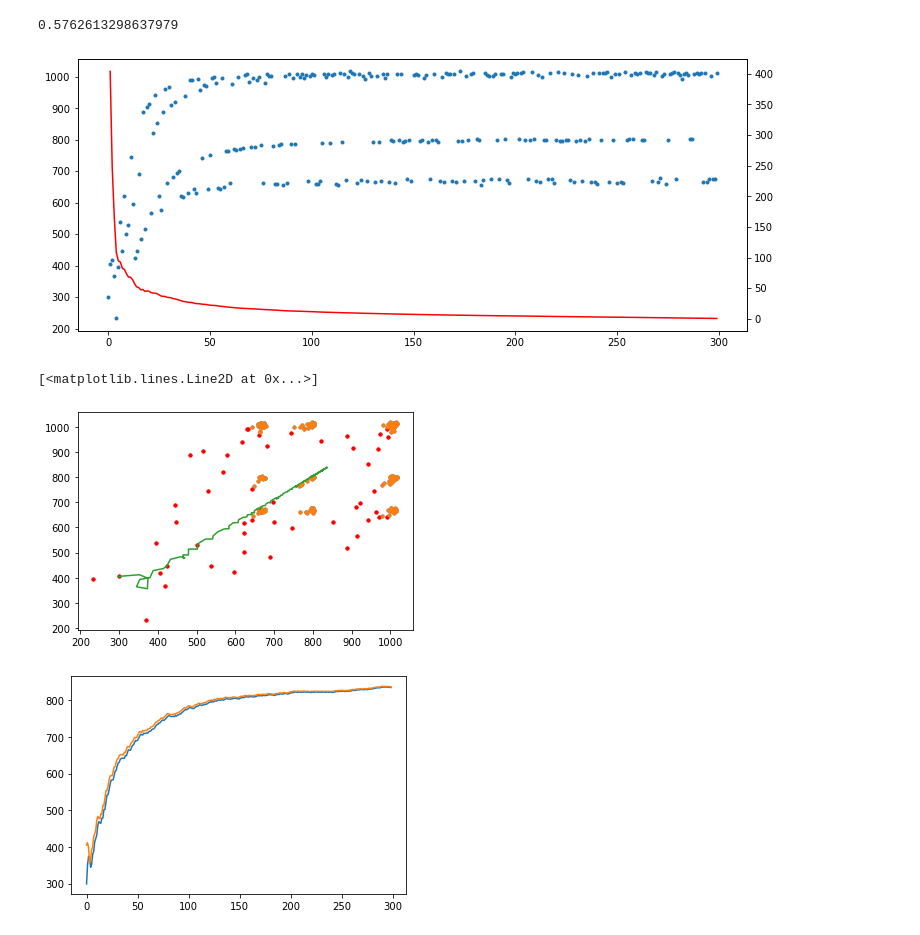
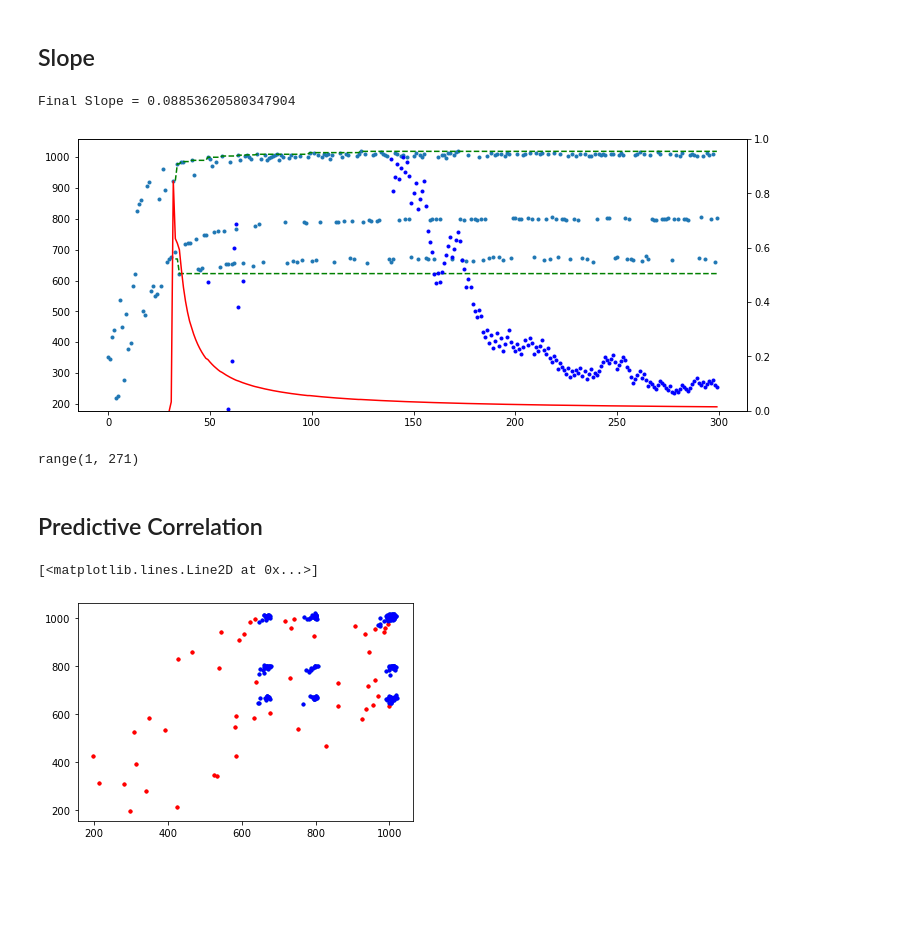
Before and after one commit to mikemayer67/MJ2K, a Jupyter notebook: memory/MemoryLeakDetection.ipynb, the cells around one changed output. Saved outputs shown, nothing was run; the diff lists cells and outputs as text; code cells hidden in the pictures; blank space fills up the shorter version.

```diff
--- a/memory/MemoryLeakDetection.ipynb
+++ b/memory/MemoryLeakDetection.ipynb
@@ -26,44 +26,54 @@ plt.show()
+# %% [markdown]
+## Slope
 # %%
-# Slope Test
+startup = 0.1
+first_fit = int(startup * nsamp)
+nfit = nsamp - first_fit
 
-Sx = np.cumsum(x)[1:]
-Sy = np.cumsum(y)[1:]
-Sxx = np.cumsum(x*x)[1:]
-Sxy = np.cumsum(x*y)[1:]
-m = (nsamp*Sxy-Sx*Sy)/(nsamp*Sxx-Sx*Sx)
+xfit = x[first_fit:]
+yfit = y[first_fit:]
+
+Sx = np.cumsum(xfit)[1:]
+Sy = np.cumsum(yfit)[1:]
+Sxx = np.cumsum(xfit*xfit)[1:]
+Sxy = np.cumsum(xfit*yfit)[1:]
+n = range(2,1+nfit)
+fit_slope = (n*Sxy-Sx*Sy)/(n*Sxx-Sx*Sx)
+
+minY = np.minimum.accumulate(yfit)
+maxY = np.maximum.accumulate(yfit)
+spanY = maxY-minY
+slope_limit = (spanY / np.arange(1,1+nfit))/100
 
 fig = plt.figure(figsize=(12,5))
 gs = fig.add_gridspec(1,1)
 axs = gs.subplots()
 axs.plot(x,y,'.')
+axs.plot(xfit[3:],minY[3:],'g--')
+axs.plot(xfit[3:],maxY[3:],'g--')
 axs = axs.twinx()
-axs.plot(x[1:],m,'r')
+axs.plot(xfit[1:],np.abs(fit_slope),'b.')
+axs.plot(xfit,slope_limit,'r')
+plt.ylim(bottom=0,top=1)
 
-
-m[-1]
+print(f'Final Slope = {fit_slope[-1]}')
 # %% [output]
-0.5762613298637979
+Final Slope = 0.08853620580347904
-[figure, old version]
+[figure, new version]
+# %%
+n
+# %% [output]
+range(1, 271)
+# %% [markdown]
+## Predictive Correlation
 # %%
-# Predictive Correlation
-
 qx = y[:-1]
 qy = y[1:]
 plt.plot(qx[:50],qy[:50],'r.')
 plt.plot(qx[50:],qy[50:],'.')
 
-qxo = np.cumsum(qx)/np.arange(1,1+len(qx))
-qyo = np.cumsum(qy)/np.arange(1,1+len(qy))
-
 plt.plot(qx[:50],qy[:50],'r.')
-plt.plot(qx[50:],qy[50:],'.')
-plt.plot(qxo,qyo)
+plt.plot(qx[50:],qy[50:],'b.')
 # %% [output]
 [<matplotlib.lines.Line2D at 0x...>]
-[figure, old version]
+[figure, new version]
-# %%
-plt.plot(np.arange(len(qxo)),qxo)
-plt.plot(np.arange(len(qyo)),qyo)
-plt.show()
-# %% [output]
-[figure, removed]
```
Also changed, not shown: parts of 1 cell of this notebook, 8 other files.
